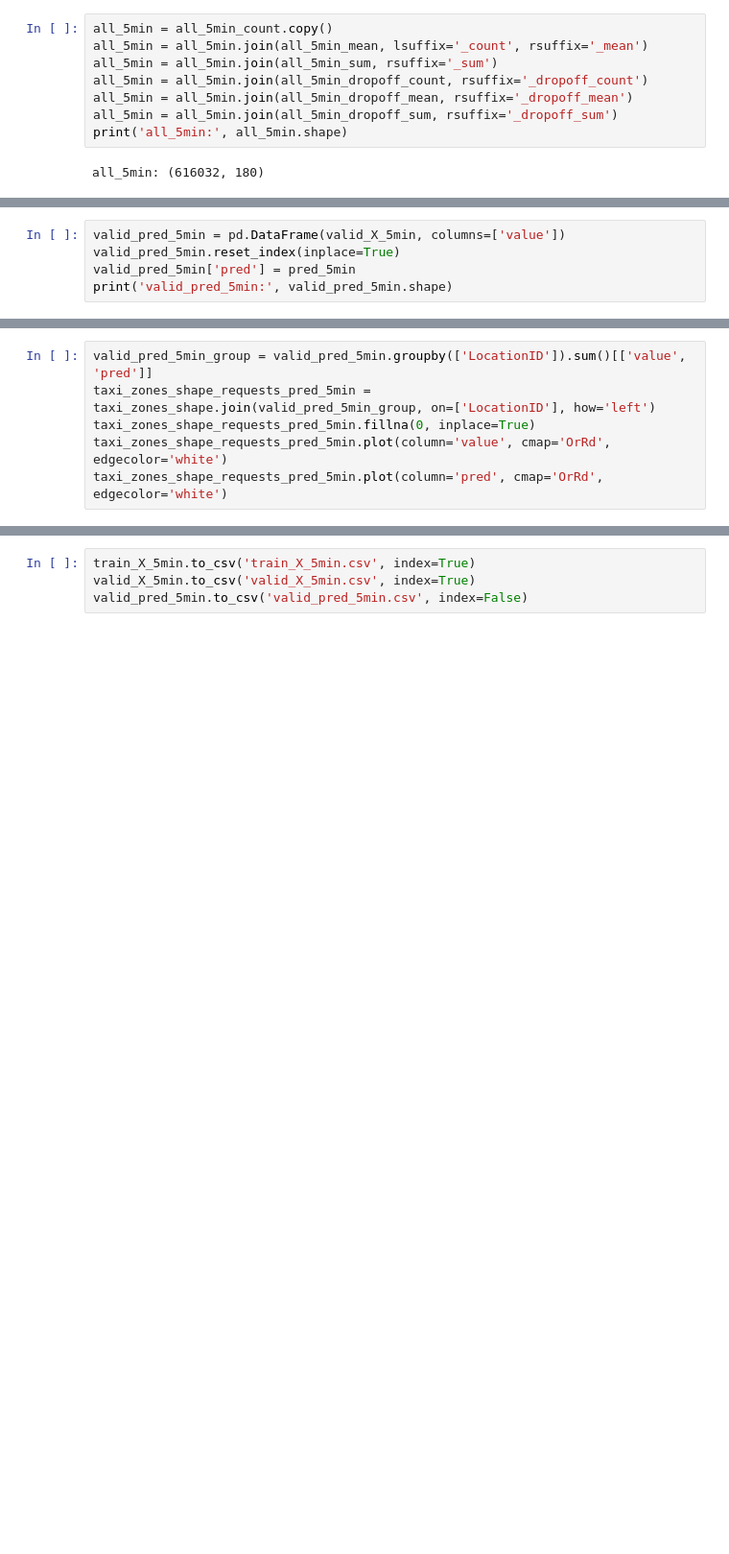
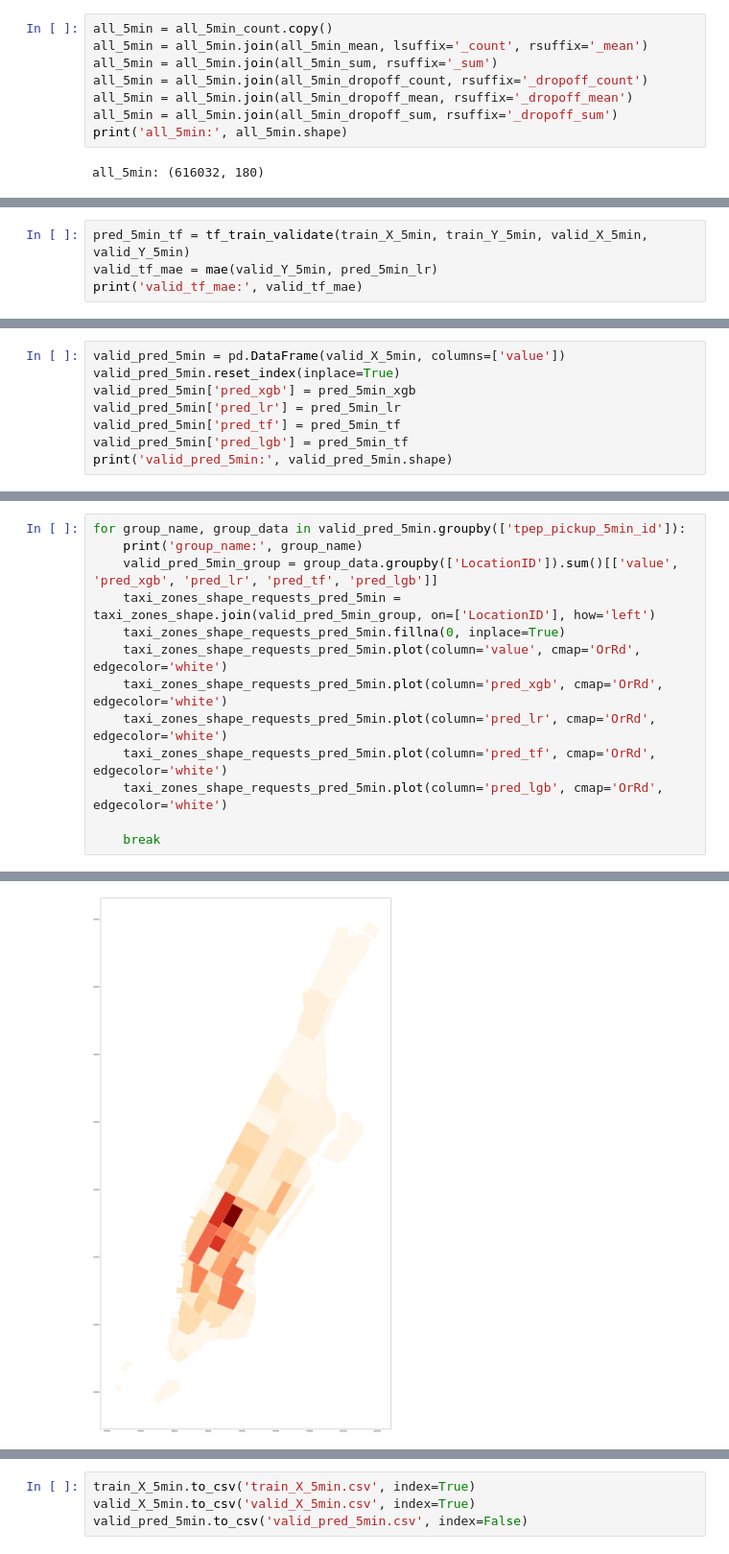
Before and after one commit to hlmiao/nyc_taxi_requests_prediction, a Jupyter notebook: nyc_taxi_requests_prediction.ipynb, the cells around one changed output, grey strips where cells are left out. Shown at 96% size. Saved outputs shown, nothing was run; the diff lists cells and outputs as text; blank space fills up the shorter version.

```diff
--- a/nyc_taxi_requests_prediction.ipynb
+++ b/nyc_taxi_requests_prediction.ipynb
@@ -846,0 +937,4 @@ pred_5min = xgb_train_validate(train_X_5min, train_Y_5min, valid_X_5min, valid_Y
+# %%
+pred_5min_tf = tf_train_validate(train_X_5min, train_Y_5min, valid_X_5min, valid_Y_5min)
+valid_tf_mae = mae(valid_Y_5min, pred_5min_lr)
+print('valid_tf_mae:', valid_tf_mae)
@@ -847,5 +981,8 @@ pred_5min = xgb_train_validate(train_X_5min, train_Y_5min, valid_X_5min, valid_Y
 # %%
 valid_pred_5min = pd.DataFrame(valid_X_5min, columns=['value'])
 valid_pred_5min.reset_index(inplace=True)
-valid_pred_5min['pred'] = pred_5min
+valid_pred_5min['pred_xgb'] = pred_5min_xgb
+valid_pred_5min['pred_lr'] = pred_5min_lr
+valid_pred_5min['pred_tf'] = pred_5min_tf
+valid_pred_5min['pred_lgb'] = pred_5min_tf
 print('valid_pred_5min:', valid_pred_5min.shape)
@@ -854,6 +1000,14 @@ valid_pred_5min.head()
 # %%
-valid_pred_5min_group = valid_pred_5min.groupby(['LocationID']).sum()[['value', 'pred']]
-taxi_zones_shape_requests_pred_5min = taxi_zones_shape.join(valid_pred_5min_group, on=['LocationID'], how='left')
-taxi_zones_shape_requests_pred_5min.fillna(0, inplace=True)
-taxi_zones_shape_requests_pred_5min.plot(column='value', cmap='OrRd', edgecolor='white')
-taxi_zones_shape_requests_pred_5min.plot(column='pred', cmap='OrRd', edgecolor='white')
+for group_name, group_data in valid_pred_5min.groupby(['tpep_pickup_5min_id']):
+    print('group_name:', group_name)
+    valid_pred_5min_group = group_data.groupby(['LocationID']).sum()[['value', 'pred_xgb', 'pred_lr', 'pred_tf', 'pred_lgb']]
+    taxi_zones_shape_requests_pred_5min = taxi_zones_shape.join(valid_pred_5min_group, on=['LocationID'], how='left')
+    taxi_zones_shape_requests_pred_5min.fillna(0, inplace=True)
+    taxi_zones_shape_requests_pred_5min.plot(column='value', cmap='OrRd', edgecolor='white')
+    taxi_zones_shape_requests_pred_5min.plot(column='pred_xgb', cmap='OrRd', edgecolor='white')
+    taxi_zones_shape_requests_pred_5min.plot(column='pred_lr', cmap='OrRd', edgecolor='white')
+    taxi_zones_shape_requests_pred_5min.plot(column='pred_tf', cmap='OrRd', edgecolor='white')
+    taxi_zones_shape_requests_pred_5min.plot(column='pred_lgb', cmap='OrRd', edgecolor='white')
+
+    break
+# %% [output]
@@ -859,0 +1015 @@ taxi_zones_shape_requests_pred_5min.plot(column='pred', cmap='OrRd', edgecolor='
+[figure, added]
```
Also changed, not shown: parts of 25 cells of this notebook.
